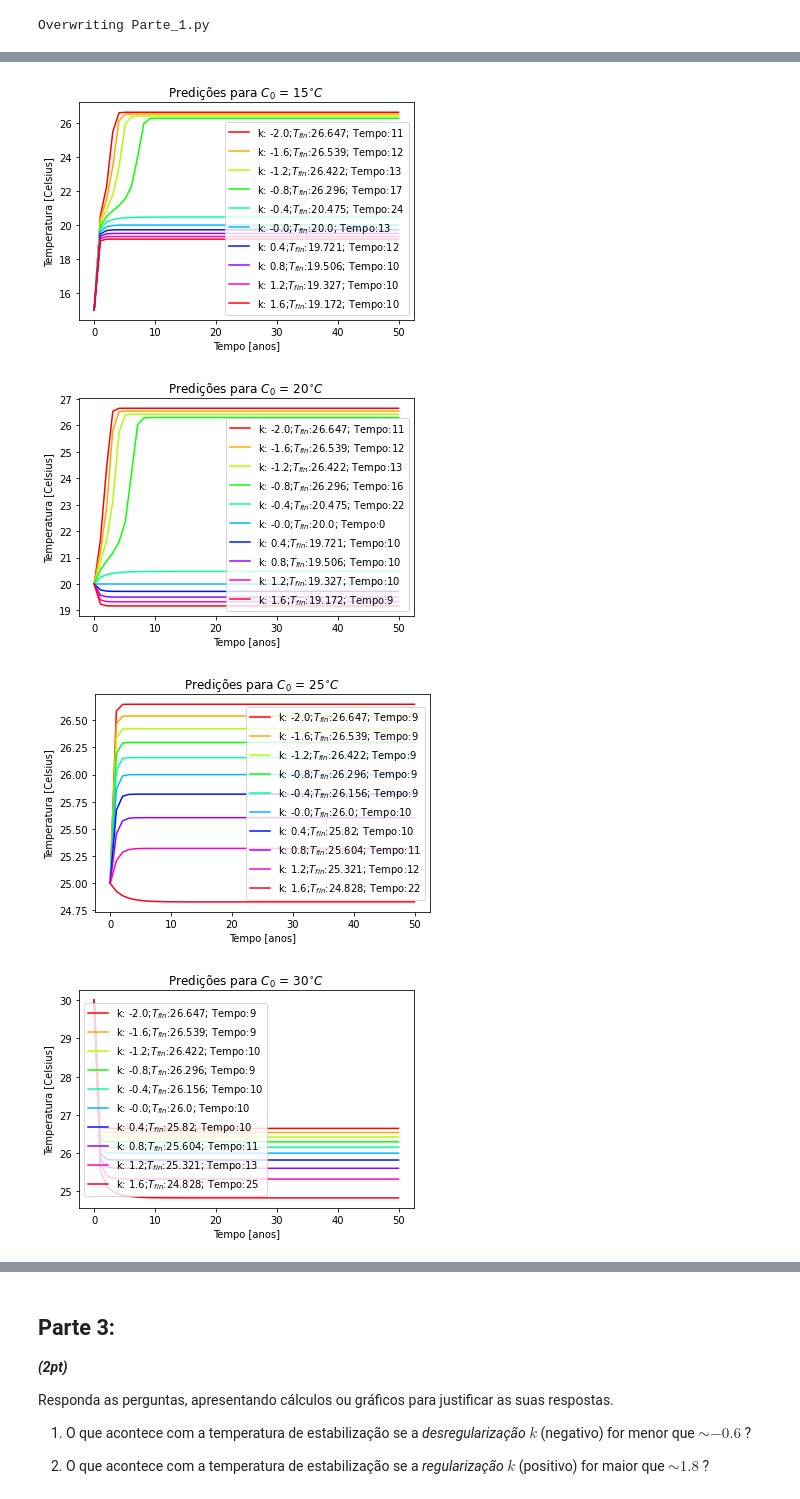
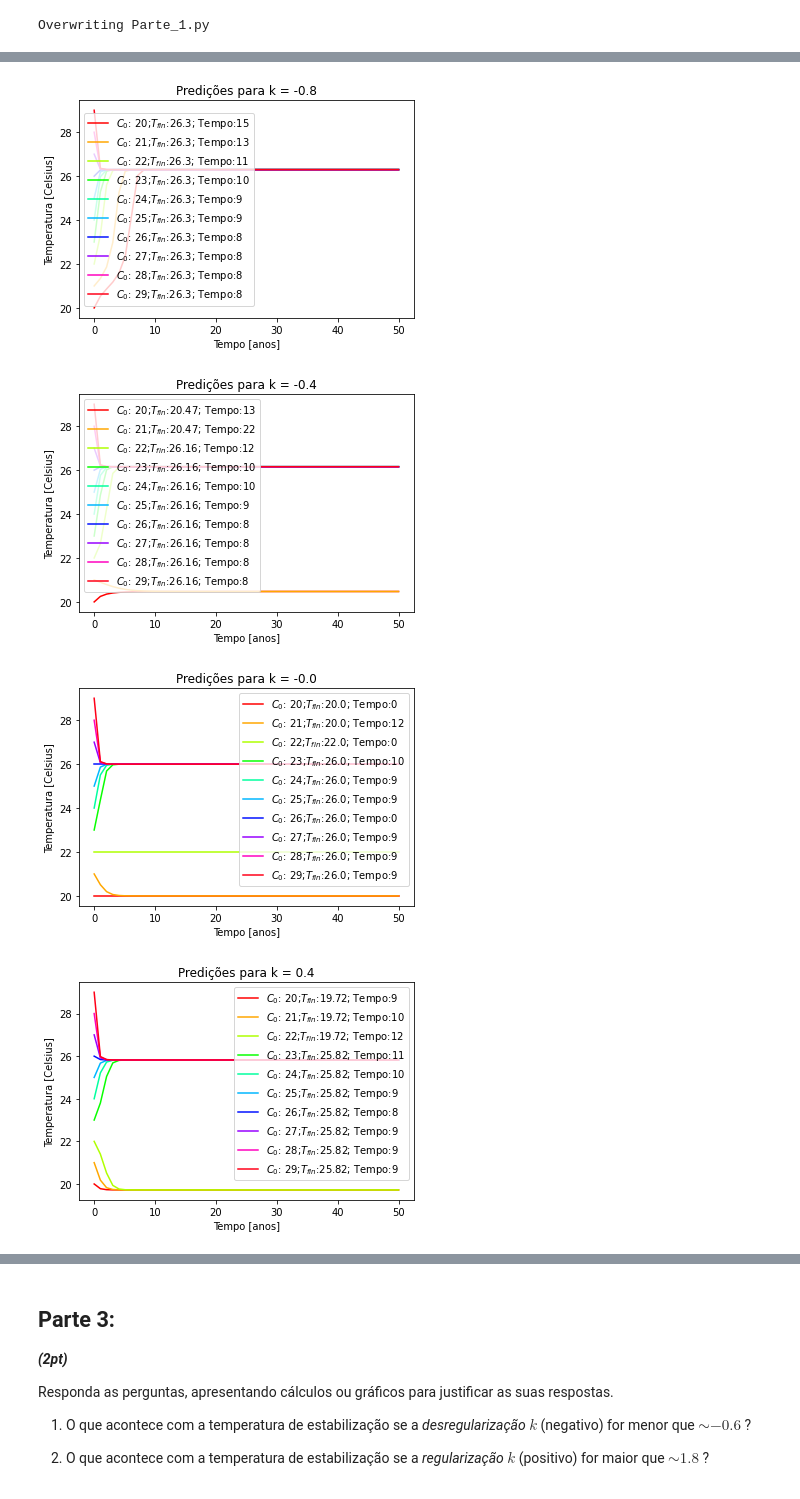
Before and after one commit to MataiasCost/Python_UERJ, a Jupyter notebook: Projeto1_IntroPythonUERJ.ipynb, the cells around one changed output, grey strips where cells are left out. Cells and saved outputs as stored; diff of their text form; code cells hidden in the pictures.

```diff
--- a/Projeto1_IntroPythonUERJ.ipynb
+++ b/Projeto1_IntroPythonUERJ.ipynb
@@ -269,12 +308,15 @@ Overwriting Parte_1.py
  from Parte_1 import *               #Importanto todas os pacotes que o Parte_1 tem
  import Parte_1                      #Importando o modulo Parte_1
 
-Lista_das_temperaturas = np.arange(0,50,5)                      # Declaração da lista de valores da temperatura, começando com 0 e chegando até 50, em intervalos de 50/10 graus
+Lista_das_temperaturas = np.arange(20,30,1)                      # Declaração da lista de valores da temperatura, começando com 0 e chegando até 50, em intervalos de 50/10 graus
 Lista_dos_valores_de_k = np.arange(-2,2,0.4)                    # Declaração da lista de valores de ks, começando com -3 e chegando até 3, em intervalos regulares de 6/20
-for temperatura in Lista_das_temperaturas:
-  Parte_1.adquirir_valores_e_fazer_plots(Lista_dos_valores_de_k,temperatura,True)
-  #Versão de plots de TODAS as combinações de k e C separados, GERA MUITOS PLOTS!
-  #Nota: Por favor, considere usar a versão de cima, ela compacta os diferentes ks para valores da temperatura.
-  #for k in Lista_dos_valores_de_k:
-    #Parte_1.adquirir_valores_e_fazer_plots(k,temperatura)
+
+Parte_1.adquirir_valores_e_fazer_plots(Lista_dos_valores_de_k,Lista_das_temperaturas,True,True)
+
+
+#Lista_das_temperaturas = np.arange(20,30,1)                      # Declaração da lista de valores da temperatura, começando com 0 e chegando até 50, em intervalos de 50/10 graus
+#Lista_dos_valores_de_k = np.arange(-1,1,0.5)                    # Declaração da lista de valores de ks, começando com -3 e chegando até 3, em intervalos regulares de 6/20
+
+#O codigo não foi atualizado para plotar eventos onde não haja lista de valores da temperatura.
+#adquirir_valores_e_fazer_plots(Lista_dos_valores_de_k,Lista_das_temperaturas,True,False)
 # %% [output]
@@ -284,4 +326,4 @@ for temperatura in Lista_das_temperaturas:
-[figure, old version]
+[figure, new version]
-[figure, old version]
+[figure, new version]
-[figure, old version]
+[figure, new version]
-[figure, old version]
+[figure, new version]
```
Also changed, not shown: parts of 3 cells of this notebook.
